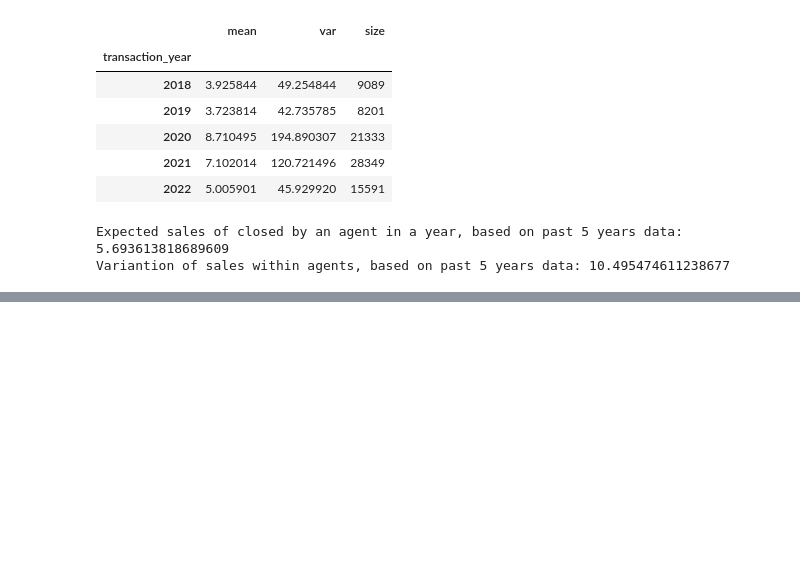
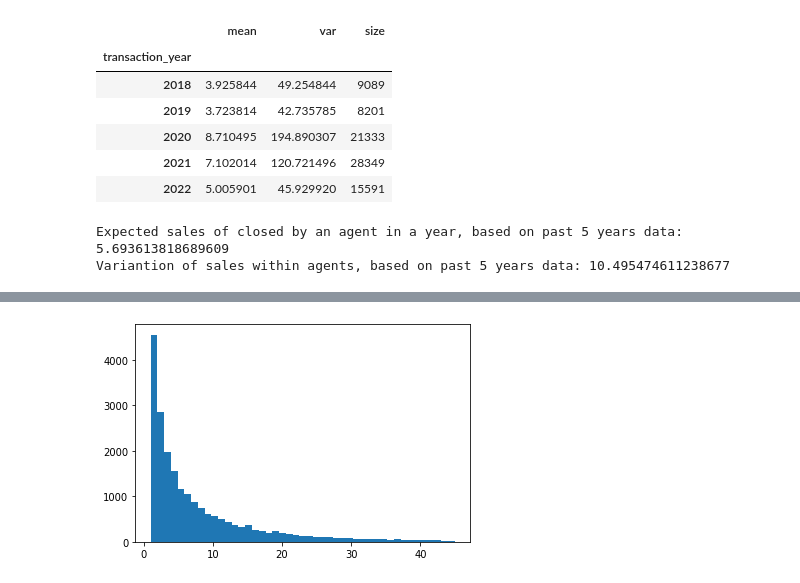
Before and after one commit to bennychanya/Govtech_TAP, a Jupyter notebook: Section_1.ipynb, the cells around one changed output, grey strips where cells are left out. Drawn from its saved outputs; the diff is of its cells as text; code cells hidden in the pictures; blank space fills up the shorter version.

```diff
--- a/Section_1.ipynb
+++ b/Section_1.ipynb
@@ -178,0 +168,3 @@ Variantion of sales within agents, based on past 5 years data: 10.49547461123867
+# %%
+new = pd.DataFrame(grouped_data.reset_index(name='count'))
+new
@@ -178,0 +185,5 @@ Variantion of sales within agents, based on past 5 years data: 10.49547461123867
+# %%
+# Excluding outlier agents that achieve exceptionally high transaction count
+q_hi = new['count'].quantile(0.99)
+filtered_new = new[new['count'] <= q_hi]
+filtered_new
@@ -178,0 +204,4 @@ Variantion of sales within agents, based on past 5 years data: 10.49547461123867
+# %%
+n, bins, patches = plt.hist(filtered_new[filtered_new['transaction_year'] == 2020]['count'], bins=filtered_new[filtered_new['transaction_year'] == 2020]['count'].max())
+# %% [output]
+[figure, added]
```
Also changed, not shown: parts of 10 cells of this notebook.
